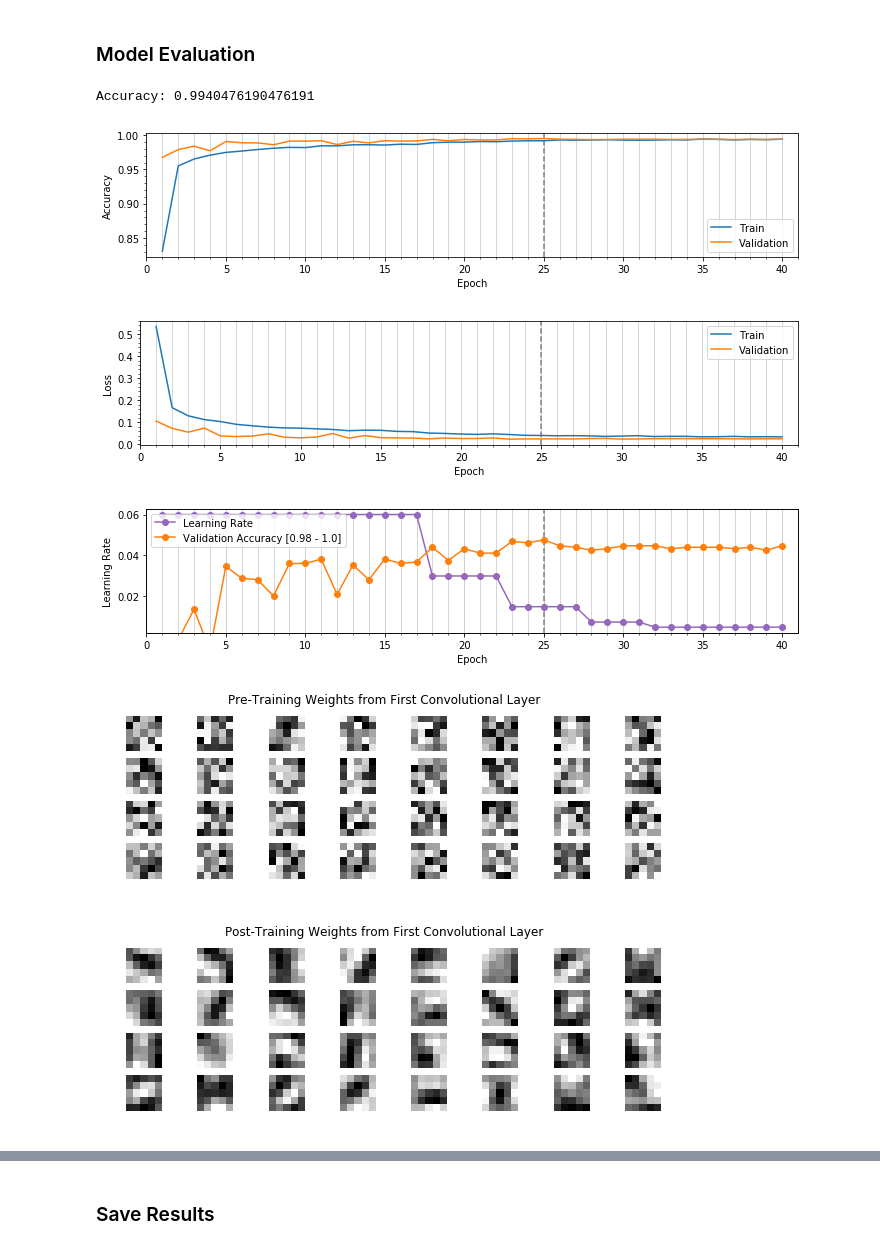
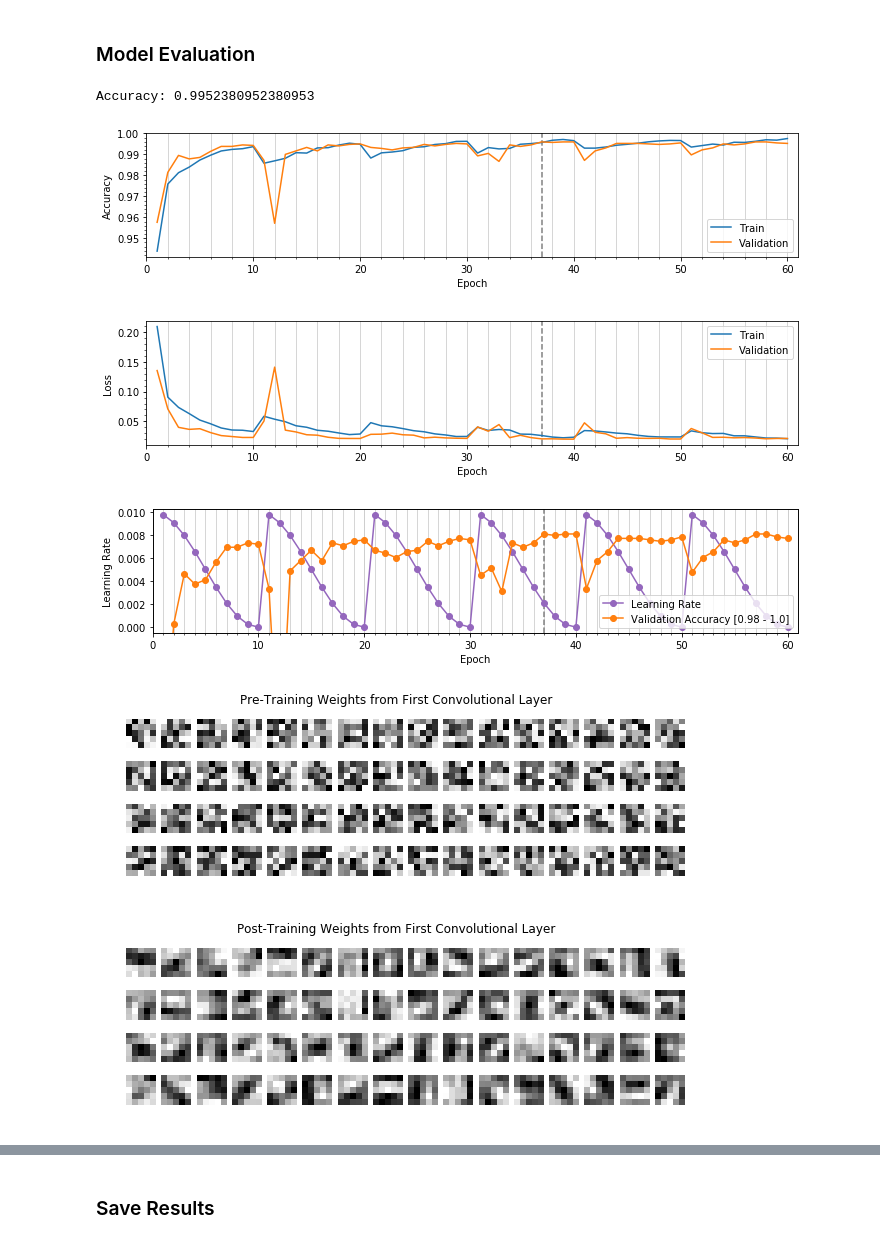
Before and after one commit to g-eoj/kaggle-mnist, a Jupyter notebook: mnist-inception.ipynb, the cells around one changed output, grey strips where cells are left out. Cells and saved outputs as stored; diff of their text form; code cells hidden in the pictures.

```diff
--- a/mnist-inception.ipynb
+++ b/mnist-inception.ipynb
@@ -632 +594,26 @@ notes = ""
+# %%
+class CosineAnneal(keras.callbacks.Callback):
+    def __init__(self, max_lr, min_lr, T, T_mul=1):
+        self.max_lr = max_lr
+        self.min_lr = min_lr
+        self.T = T
+        self.T_cur = 0
+        self.T_mul = T_mul
+        self.step = 0
+
+    def on_batch_begin(self, batch, logs=None):
+        if self.T <= self.T_cur:
+            self.T *= self.T_mul
+            self.T_cur = 0
+            self.step = 0
+        lr = self.min_lr + 0.5 * (self.max_lr - self.min_lr) * (1 + np.cos(self.T_cur * np.pi / self.T))
+        K.set_value(self.model.optimizer.lr, lr)
+        # use self.step to avoid floating point arithmetic errors at warm restarts
+        self.step += 1
+        self.T_cur = self.step / self.params['steps']
+        #print("\n", batch, ":", K.get_value(self.model.optimizer.lr))
+
+    def on_epoch_end(self, epoch, logs=None):
+        logs = logs or {}
+        logs['lr'] = K.get_value(self.model.optimizer.lr)
 # %%
@@ -686,0 +687,8 @@ Epoch 40/40
+# %%
+history = model.fit_generator(
+    datagen.flow(X_train, y_train_smooth, batch_size=batch_size, shuffle=True),
+    epochs=epochs,
+    steps_per_epoch=591,
+    validation_data=(X_val, y_val),
+    callbacks=[annealer, chkpt, csv_logger]
+)
@@ -687,13 +713,14 @@ Epoch 40/40
 # %% [markdown]
 ### Model Evaluation
 # %%
+# 1st 60 epochs
 log = pd.read_csv('logs/' + log_filename)
 log['epoch'] += 1
-evaluate_model(model, X_val, y_val, log, pre_train_weights)
+evaluate_model(model, X_val, y_val, log=log, pre_train_weights=pre_train_weights)
 # %% [output]
-Accuracy: 0.9940476190476191
+Accuracy: 0.9952380952380953
-[figure, old version]
+[figure, new version]
-[figure, old version]
+[figure, new version]
-[figure, old version]
+[figure, new version]
-[figure, old version]
+[figure, new version]
-[figure, old version]
+[figure, new version]
```
Also changed, not shown: parts of 24 cells of this notebook.
